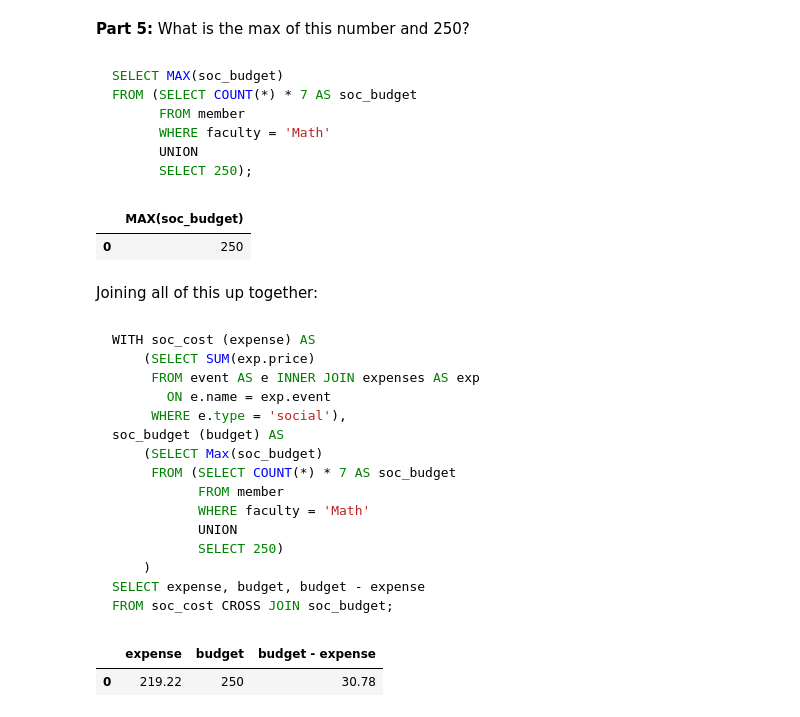
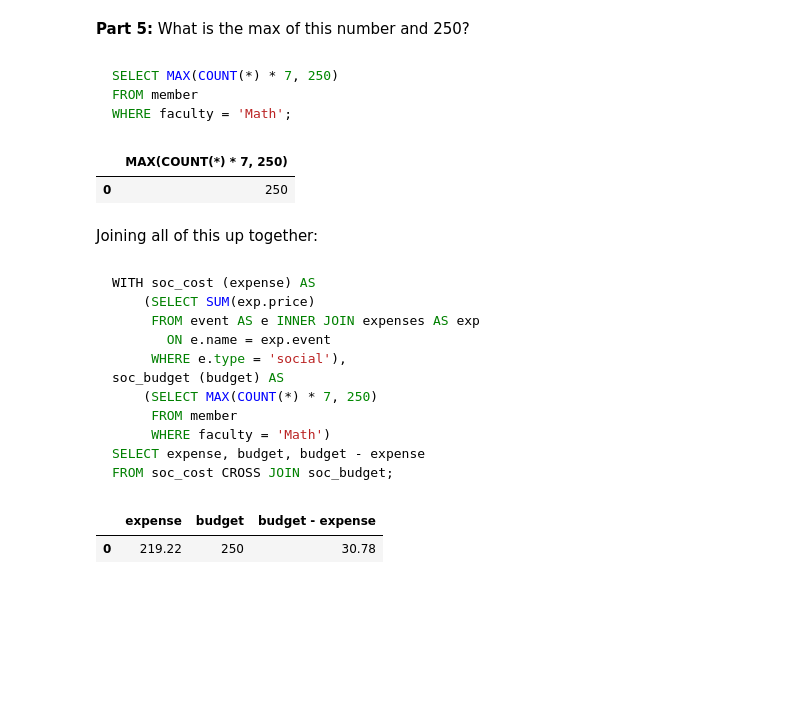
Before and after one commit to DarrellAucoin/IntroSQL, a Jupyter notebook: Intro_SQL_Presentation.ipynb, the cells around one changed output. Cells and saved outputs as stored; diff of their text form; code cells hidden in the pictures; blank space fills up the shorter version.

````diff
--- a/Intro_SQL_Presentation.ipynb
+++ b/Intro_SQL_Presentation.ipynb
@@ -1865,23 +1865,17 @@ WHERE faculty = 'Math'", con)
 __Part 5:__ What is the max of this number and 250?
 # %% [markdown]
 ```SQL
-SELECT MAX(soc_budget)
-FROM (SELECT COUNT(*) * 7 AS soc_budget
-      FROM member
-      WHERE faculty = 'Math'
-      UNION
-      SELECT 250);
+SELECT MAX(COUNT(*) * 7, 250)
+FROM member
+WHERE faculty = 'Math';
 ```
 # %%
 pd.read_sql_query(
-"SELECT MAX(soc_budget) \
-FROM (SELECT COUNT(*) * 7 AS soc_budget \
+"SELECT MAX(COUNT(*) * 7, 250) \
 FROM member \
-WHERE faculty = 'Math' \
-UNION \
-SELECT 250)", con)
+WHERE faculty = 'Math' ", con)
 # %% [output]
-|  | MAX(soc_budget) |
+|  | MAX(COUNT(*) * 7, 250) |
 | 0 | 250 |
 # %% [markdown]
 Joining all of this up together:
@@ -1893,13 +1887,9 @@ WITH soc_cost (expense) AS
        ON e.name = exp.event
      WHERE e.type = 'social'),
 soc_budget (budget) AS
-    (SELECT Max(soc_budget)
-     FROM (SELECT COUNT(*) * 7 AS soc_budget
-           FROM member
-           WHERE faculty = 'Math'
-           UNION
-           SELECT 250)
-    )
+    (SELECT MAX(COUNT(*) * 7, 250)
+     FROM member
+     WHERE faculty = 'Math')
 SELECT expense, budget, budget - expense
 FROM soc_cost CROSS JOIN soc_budget;
 ```
````
Also changed, not shown: parts of 1 cell of this notebook.
